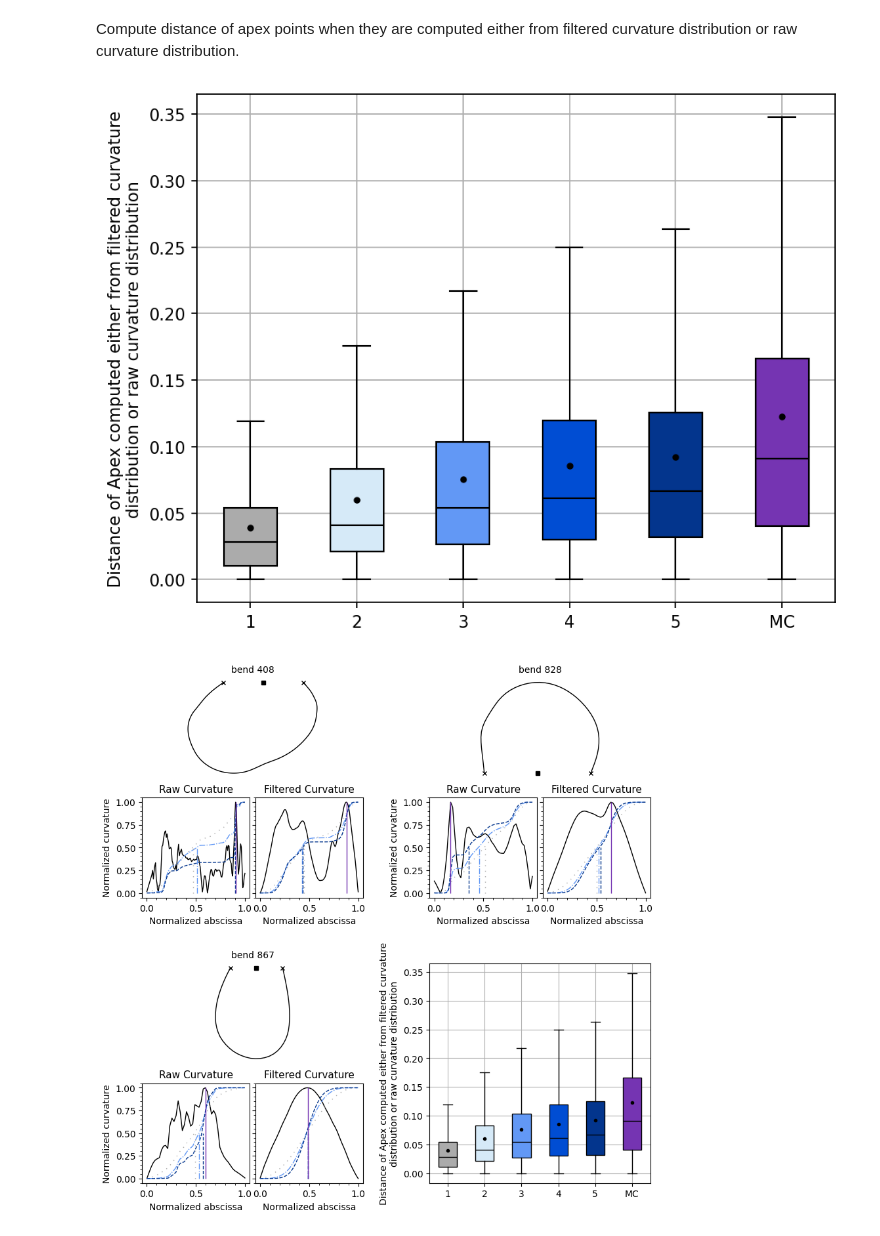
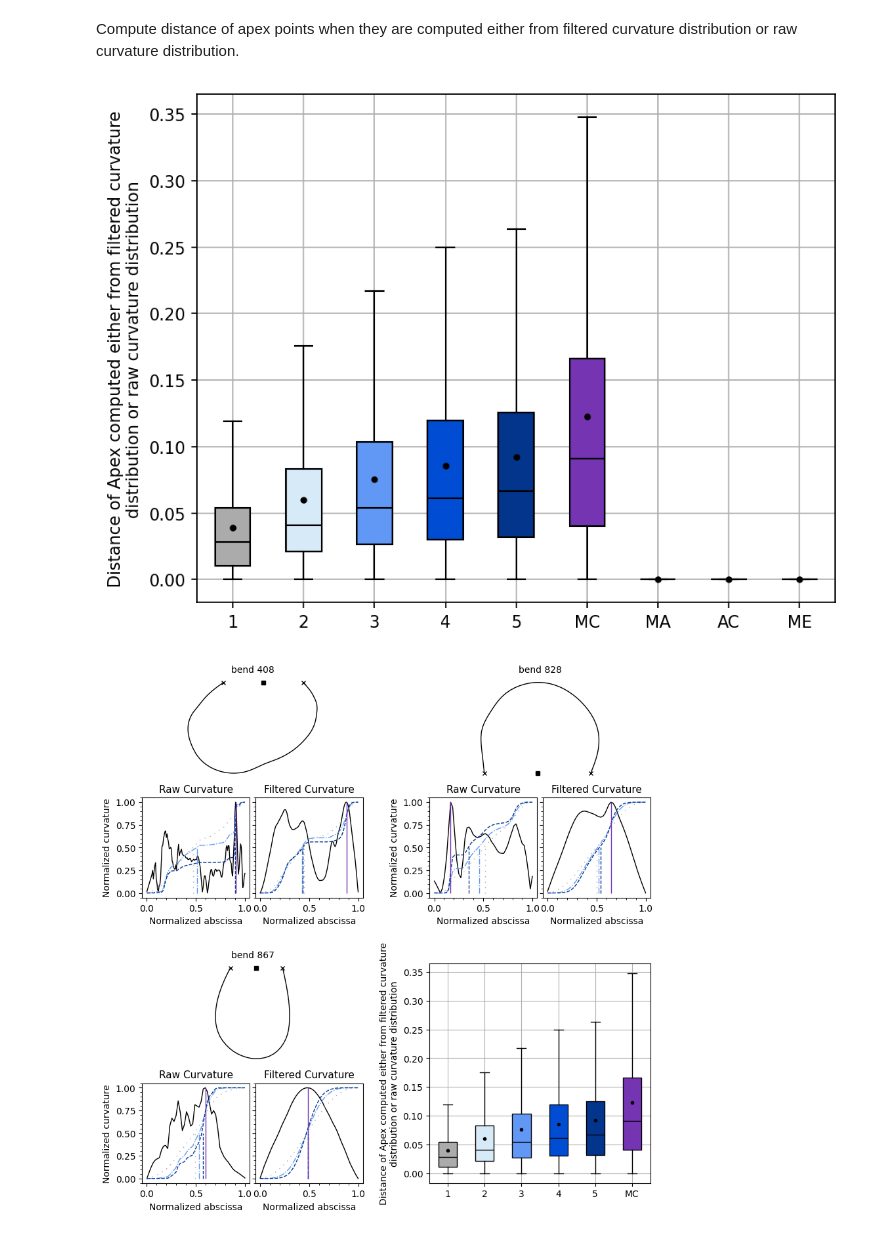
Before and after one commit to martin-lemay/pyBenD, a Jupyter notebook: notebooks/bend_apex_detection.ipynb, the cells around one changed output. Drawn from its saved outputs; the diff is of its cells as text; code cells hidden in the pictures.

```diff
--- a/notebooks/bend_apex_detection.ipynb
+++ b/notebooks/bend_apex_detection.ipynb
@@ -126,7 +126,7 @@ K5 = sb.mirror(K5, int(nb_pts/4))
 
 # K6: teta0=110°, Js=0.03, Jf=-0.03
 teta_max = 110. * np.pi / 180.
-Js = -0.03
+Js = 0.03
 Jf = -0.03
 K6 = sb.kinoshita_bend(nb_pts, teta_max, Js, Jf)
 K6 = sb.mirror(K6, int(nb_pts/4))
@@ -1420,33 +1420,33 @@ Compute distance of apex points when they are computed either from filtered curv
 # %%
 dist = np.zeros((df.shape[0], 9))
 for i, row in df.iterrows():
     for k in range(9):
         n = k+1
         apex_s_filter = row["Apex_absc", n]
         apex_s_raw = df_raw.loc[i, ("Apex_absc", n)]
         dist[i, k] = abs(apex_s_filter-apex_s_raw)
 
 fig, ax = plt.subplots(1, 1, dpi=150)
 bp = ax.boxplot(dist,
                 patch_artist=True,
                 showmeans=True,
                 showfliers=False,
                 meanprops={'marker':'o', 'markerfacecolor':'k', 'markeredgecolor':'k', 'markersize':'3',},
                 medianprops={'color':'k',}
                )
 
 for n, patch in enumerate(bp["boxes"]):
     patch.set_facecolor(n_colors[n])
 
-ax.set_xticks(np.arange(1, 9), n_labels)
+ax.set_xticks(np.arange(1, 10), n_labels)
 ax.set_ylabel("Distance of Apex computed either from filtered curvature\ndistribution or raw curvature distribution")
 plt.grid()
 plt.tight_layout()
 plt.savefig(fig_path + "Distance_Raw_vs_Smooth_Curvature.svg", dpi=150)
 plt.show()
 plt.close()
 # %% [output]
-[figure, old version]
+[figure, new version]
 # %%
 def plot_natural_bend(centerline, bend, bend_name, df, df_raw, outer, figure):
     coords0 = np.array([cl_pt.pt[:2] for cl_pt in centerline.cl_points[bend.index_inflex_up:bend.index_inflex_down+1]])
```
